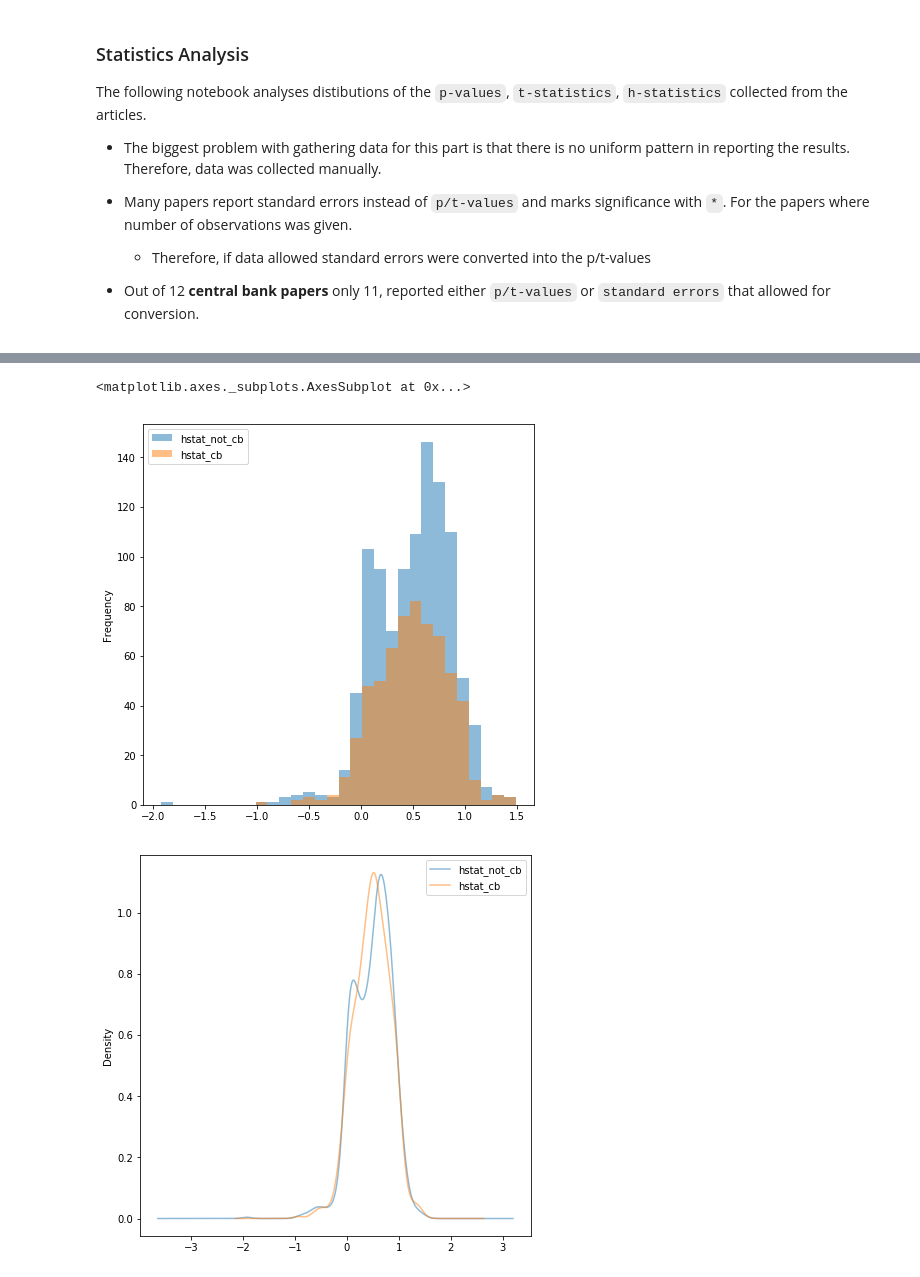
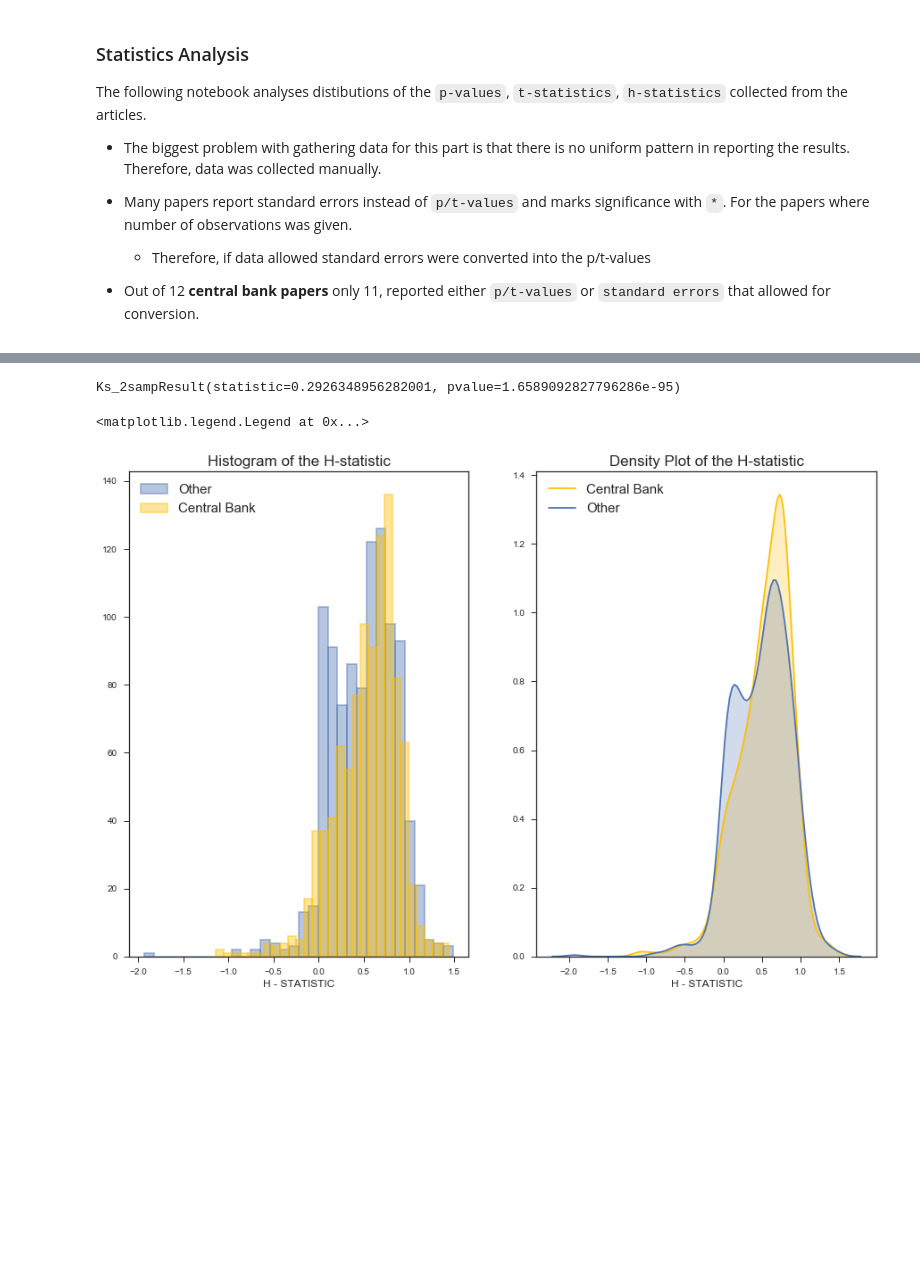
Before and after one commit to ln-P/MasterThesis, a Jupyter notebook: Analysis/Statistics_Analysis.ipynb, the cells around one changed output, grey strips where cells are left out. Cells and saved outputs as stored; diff of their text form; code cells hidden in the pictures; blank space fills up the shorter version.

```diff
--- a/Analysis/Statistics_Analysis.ipynb
+++ b/Analysis/Statistics_Analysis.ipynb
@@ -108,15 +165,21 @@ Name: pvalue_cb, dtype: float64
+# %%
+ks_2samp(np.array(pvalue_df['pvalue_not_cb']), np.array(pvalue_df['pvalue_cb']))
+# %% [output]
+Ks_2sampResult(statistic=0.2926348956282001, pvalue=1.6589092827796286e-95)
 # %%
+# Downloading and adjusting hstatistic
 hstat = pd.read_csv('/Users/Wiktor/Dropbox/Git/MasterThesis/Literature/Statistics/hstatistics.csv')
 hstat = pd.DataFrame(hstat.stack(dropna=False)).reset_index(level=1).reset_index(drop=True)
 hstat.columns = ['article', 'hstatistic']
 
 hstat['hstatistic'] = hstat['hstatistic'].astype(float)
-hstat = hstat[(hstat['hstatistic'] >= -2) & (hstat['hstatistic'] <= 1.5)]
-hstat_cb = hstat[hstat['article'].isin(cb_label)].dropna().reset_index(drop=True)
-hstat_ncb = hstat[~hstat['article'].isin(cb_label)].dropna().reset_index(drop=True)
 
 # Excluding p001 paper by Bikker
-hstat = hstat[hstat['article'] != 'p001']
+#hstat = hstat[hstat['article'] != 'p001']
+
+hstat = hstat[(hstat['hstatistic'] >= -2) & (hstat['hstatistic'] <= 1.5)]
+hstat_ncb = hstat[~hstat['article'].isin(cb_label)].dropna().reset_index(drop=True)
+hstat_cb = hstat[hstat['article'].isin(cb_label)].dropna().reset_index(drop=True)
 
 hstat_cb = hstat[hstat['article'].isin(cb_label)].dropna().reset_index(drop=True)
 hstat_ncb = hstat[~hstat['article'].isin(cb_label)].dropna().reset_index(drop=True)
@@ -125,14 +188,46 @@ hstat_df = pd.concat([hstat_ncb['hstatistic'], hstat_cb['hstatistic']], axis=1)
 hstat_df.columns = ['hstat_not_cb', 'hstat_cb']
 
 
-hstat_df.plot.hist(alpha=0.5, bins = 30, figsize=(7,7))
-
-# Density plots
-hstat_df.plot.density(alpha=0.5, figsize=(7,7))
+hstat_df = pd.concat([hstat_cb['hstatistic'], hstat_ncb['hstatistic']], axis=1)
+hstat_df.columns = ['hstat_cb', 'hstat_not_cb']
-# %% [output]
-<matplotlib.axes._subplots.AxesSubplot at 0x...>
-[figure, removed]
-[figure, removed]
+# %%
+hstat_df['hstat_not_cb'] = pd.to_numeric(hstat_df['hstat_not_cb'], errors='coerce')
+hstat_df = hstat_df.dropna(subset=['hstat_not_cb'])
+# %%
+# Setting style, size and grid of the plots
+sns.set(style="ticks")
+plt.figure(figsize=(15,10))
+
+# Plotting histograms
+plt.subplot(1, 2, 1)
+plt.title('Histogram of the H-statistic', size =17)
+
+# Not Central bank hist
+plt.xlabel('h-statistic', size = 15)
+sns.distplot(hstat_df['hstat_not_cb'],
+             kde=False, label= 'Other',
+             color='#4c72b0',
+             hist_kws=dict(edgecolor='#4c72b0', linewidth=2))
+
+# Central bank hist
+sns.distplot(hstat_df['hstat_cb'].dropna(),
+             kde=False, label='Central Bank', color='#ffbe00',
+             hist_kws=dict(edgecolor='#ffbe00', linewidth=2))
+plt.legend(prop={'size': 15})
+plt.xlabel('H - STATISTIC', size = 12)
+
+
+
+# Plotting Densities
+plt.subplot(1, 2, 2)
+plt.title('Density Plot of the H-statistic', size =17)
+sns.kdeplot(hstat_df['hstat_cb'].dropna(),  shade=True, label='Central Bank', color='#ffbe00')
+sns.kdeplot(hstat_df['hstat_not_cb'], shade=True, label= 'Other', color='#4c72b0')
+plt.xlabel('H - STATISTIC', size = 12)
+plt.legend(prop={'size': 15})
+# %% [output]
+<matplotlib.legend.Legend at 0x...>
+[figure, added]
 # %%
 hstat_df['hstat_cb'].describe()
 # %% [output]
```
Also changed, not shown: parts of 18 cells of this notebook, 2 other files.
